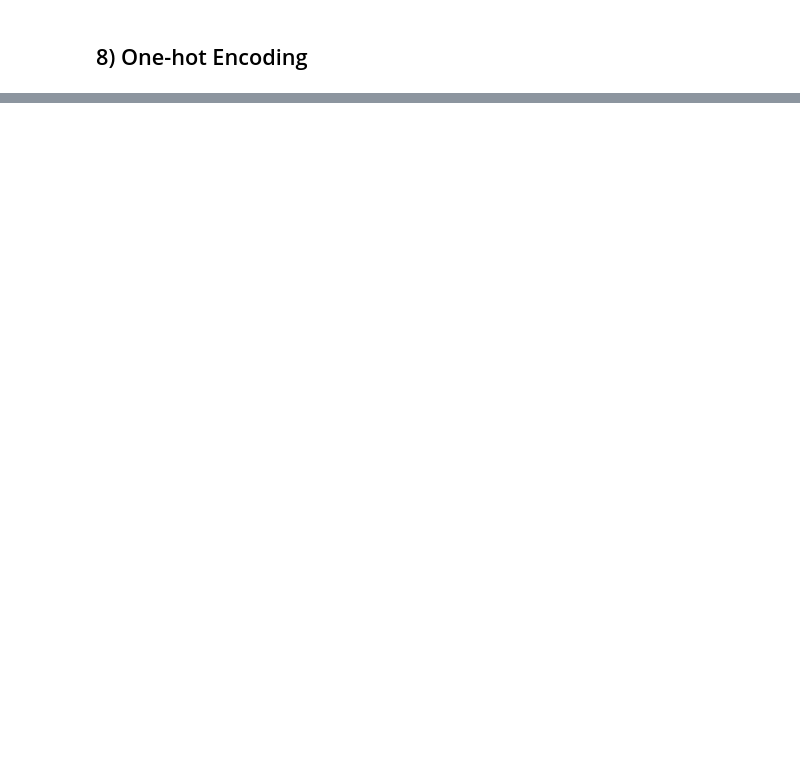
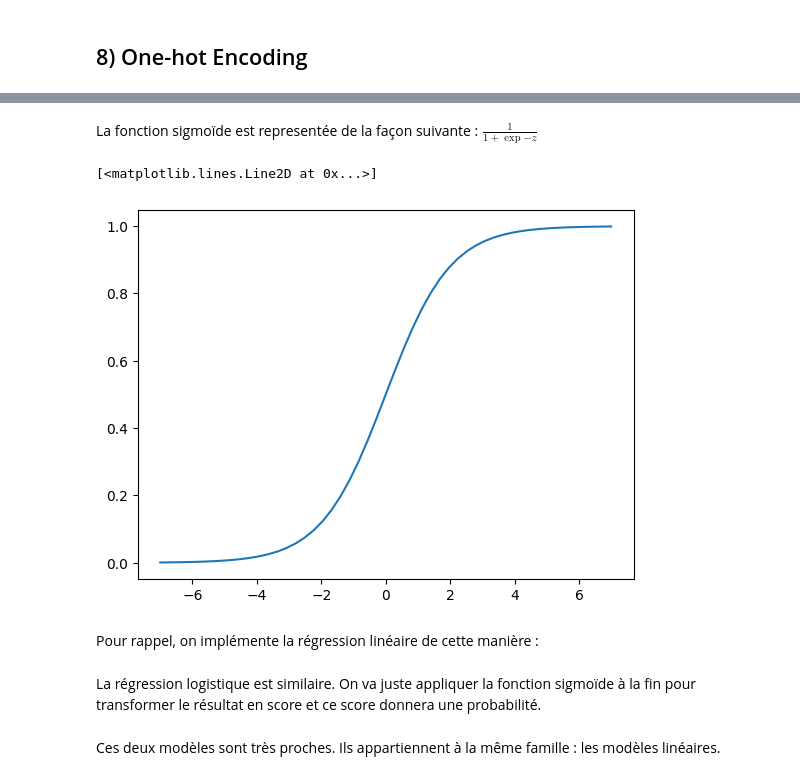
Before and after one commit to cecilegltslmcs/ML-Zoomcamp, a Jupyter notebook: Week3/churn_prediction.ipynb, the cells around one changed output, grey strips where cells are left out. Cells and saved outputs as stored; diff of their text form; code cells hidden in the pictures; blank space fills up the shorter version.

```diff
--- a/Week3/churn_prediction.ipynb
+++ b/Week3/churn_prediction.ipynb
@@ -344,0 +418,14 @@ dtype: float64
+# %% [markdown]
+La fonction sigmoïde est representée de la façon suivante : $\frac{1}{1 + \exp{-z}}$
+# %%
+def sigmoid(z):
+    return 1 / (1 + np.exp(-z))
+# %%
+z = np.linspace(-7, 7, 51)
+# %%
+plt.plot(z, sigmoid(z))
+# %% [output]
+[<matplotlib.lines.Line2D at 0x...>]
+[figure, added]
+# %% [markdown]
+Pour rappel, on implémente la régression linéaire de cette manière :
@@ -344,0 +440,2 @@ dtype: float64
+# %% [markdown]
+La régression logistique est similaire. On va juste appliquer la fonction sigmoïde à la fin pour transformer le résultat en score et ce score donnera une probabilité.
@@ -344,0 +451,2 @@ dtype: float64
+# %% [markdown]
+Ces deux modèles sont très proches. Ils appartiennent à la même famille : les modèles linéaires.
```
Also changed, not shown: parts of 64 cells of this notebook, 1 other file.
